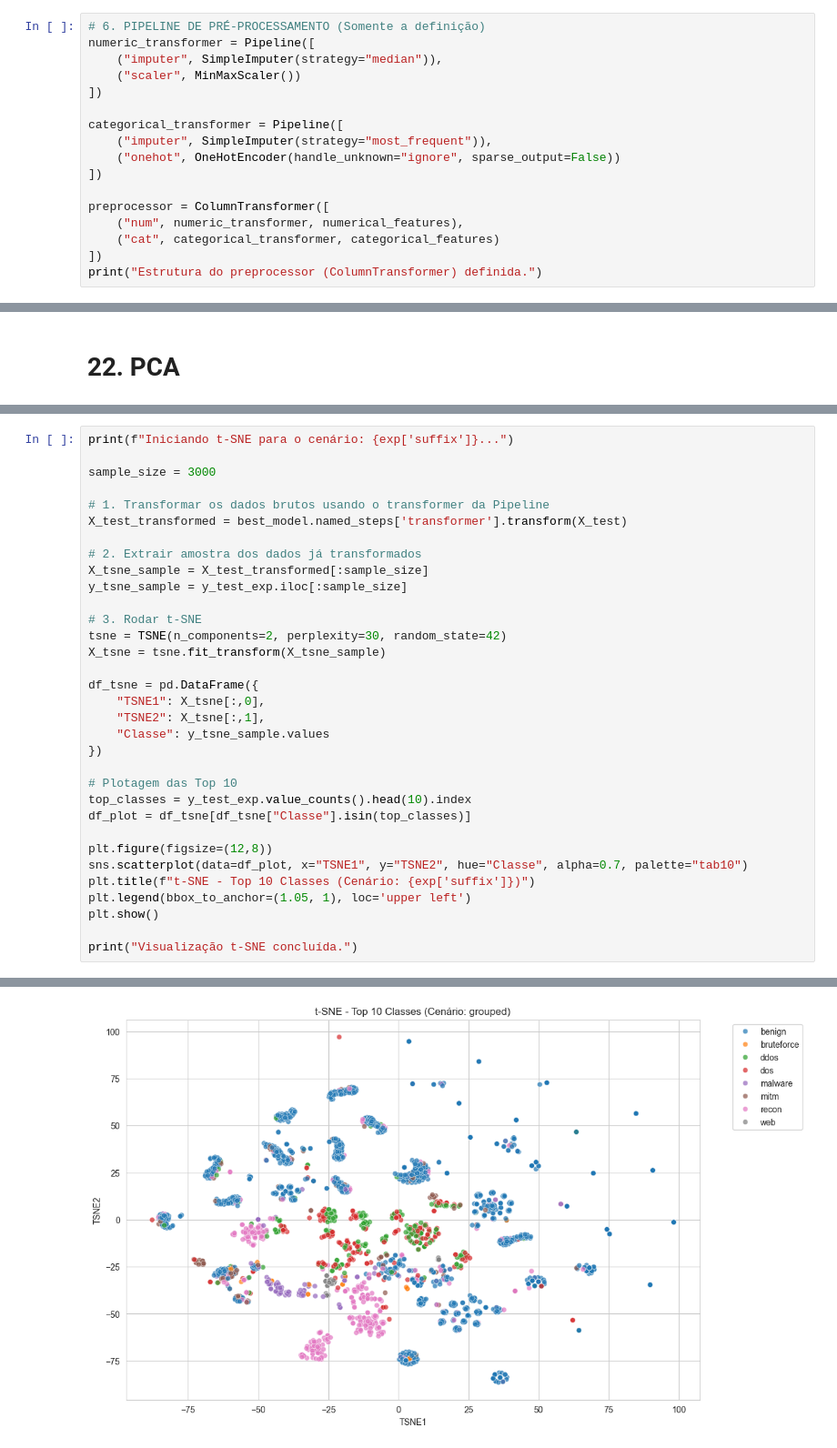
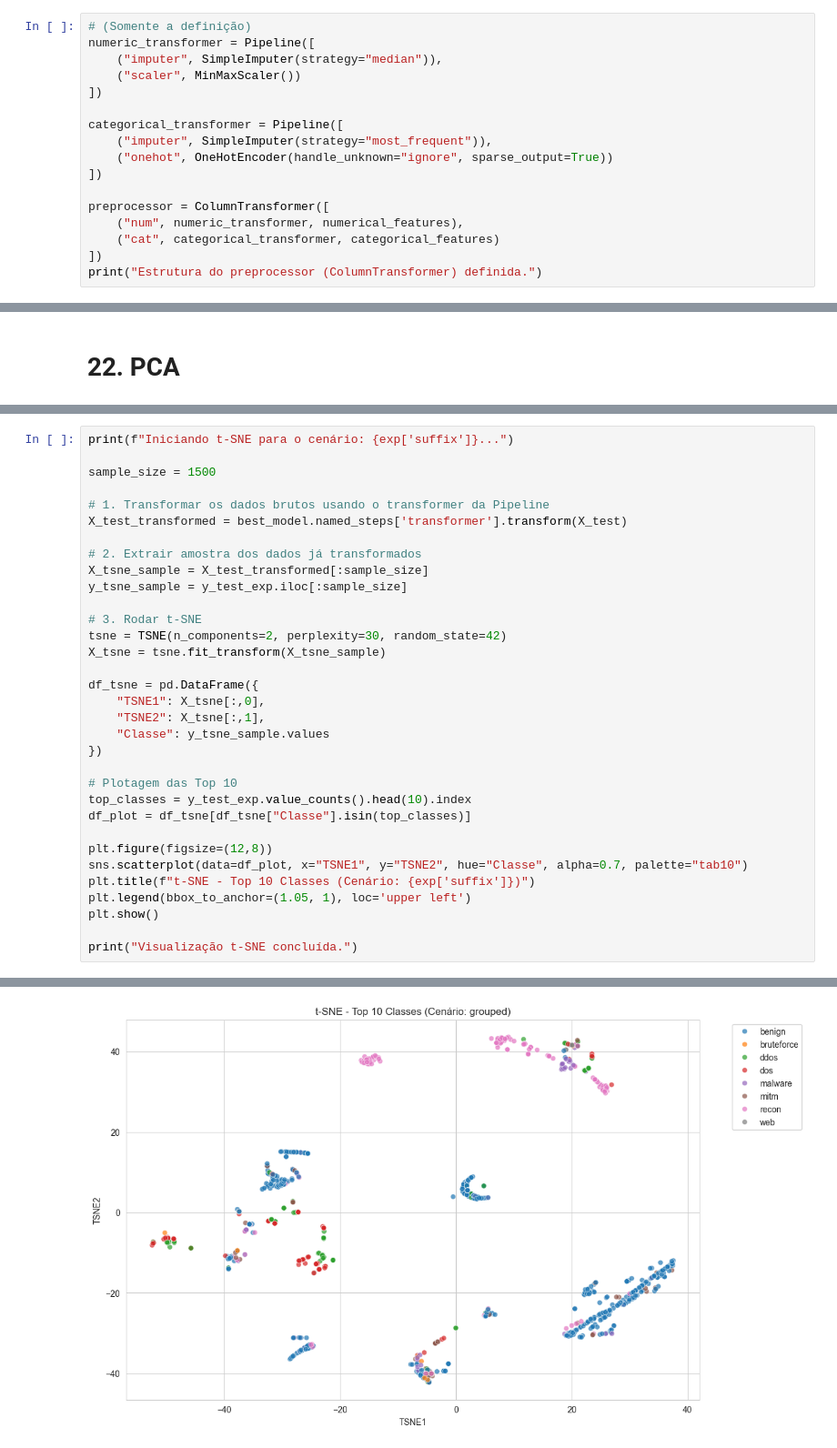
Before and after one commit to Bruno8740/projeto-detect-attack-iiot-rl-multiclasse, a Jupyter notebook: modelo.ipynb, the cells around one changed output, grey strips where cells are left out. Shown at 91% size. Cells and saved outputs as stored; diff of their text form.

```diff
--- a/modelo.ipynb
+++ b/modelo.ipynb
@@ -268,7 +271,7 @@ Exemplo de numéricas:
 # %% [markdown]
 #6. PIPELINE DE PRÉ-PROCESSAMENTO
 # %%
-# 6. PIPELINE DE PRÉ-PROCESSAMENTO (Somente a definição)
+# (Somente a definição)
 numeric_transformer = Pipeline([
     ("imputer", SimpleImputer(strategy="median")),
     ("scaler", MinMaxScaler())
@@ -276,7 +279,7 @@ numeric_transformer = Pipeline([
 
 categorical_transformer = Pipeline([
     ("imputer", SimpleImputer(strategy="most_frequent")),
-    ("onehot", OneHotEncoder(handle_unknown="ignore", sparse_output=False))
+    ("onehot", OneHotEncoder(handle_unknown="ignore", sparse_output=True))
 ])
 
 preprocessor = ColumnTransformer([
@@ -1116,38 +1208,38 @@ Visualização PCA concluída.
 # %%
 print(f"Iniciando t-SNE para o cenário: {exp['suffix']}...")
 
-sample_size = 3000
+sample_size = 1500
 
 # 1. Transformar os dados brutos usando o transformer da Pipeline
 X_test_transformed = best_model.named_steps['transformer'].transform(X_test)
 
 # 2. Extrair amostra dos dados já transformados
 X_tsne_sample = X_test_transformed[:sample_size]
 y_tsne_sample = y_test_exp.iloc[:sample_size]
 
 # 3. Rodar t-SNE
 tsne = TSNE(n_components=2, perplexity=30, random_state=42)
 X_tsne = tsne.fit_transform(X_tsne_sample)
 
 df_tsne = pd.DataFrame({
     "TSNE1": X_tsne[:,0],
     "TSNE2": X_tsne[:,1],
     "Classe": y_tsne_sample.values
 })
 
 # Plotagem das Top 10
 top_classes = y_test_exp.value_counts().head(10).index
 df_plot = df_tsne[df_tsne["Classe"].isin(top_classes)]
 
 plt.figure(figsize=(12,8))
 sns.scatterplot(data=df_plot, x="TSNE1", y="TSNE2", hue="Classe", alpha=0.7, palette="tab10")
 plt.title(f"t-SNE - Top 10 Classes (Cenário: {exp['suffix']})")
 plt.legend(bbox_to_anchor=(1.05, 1), loc='upper left')
 plt.show()
 
 print("Visualização t-SNE concluída.")
 # %% [output]
 Iniciando t-SNE para o cenário: grouped...
-[figure, old version]
+[figure, new version]
 Visualização t-SNE concluída.
 # %% [markdown]
```
Also changed, not shown: parts of 20 cells of this notebook, 6 other files.
